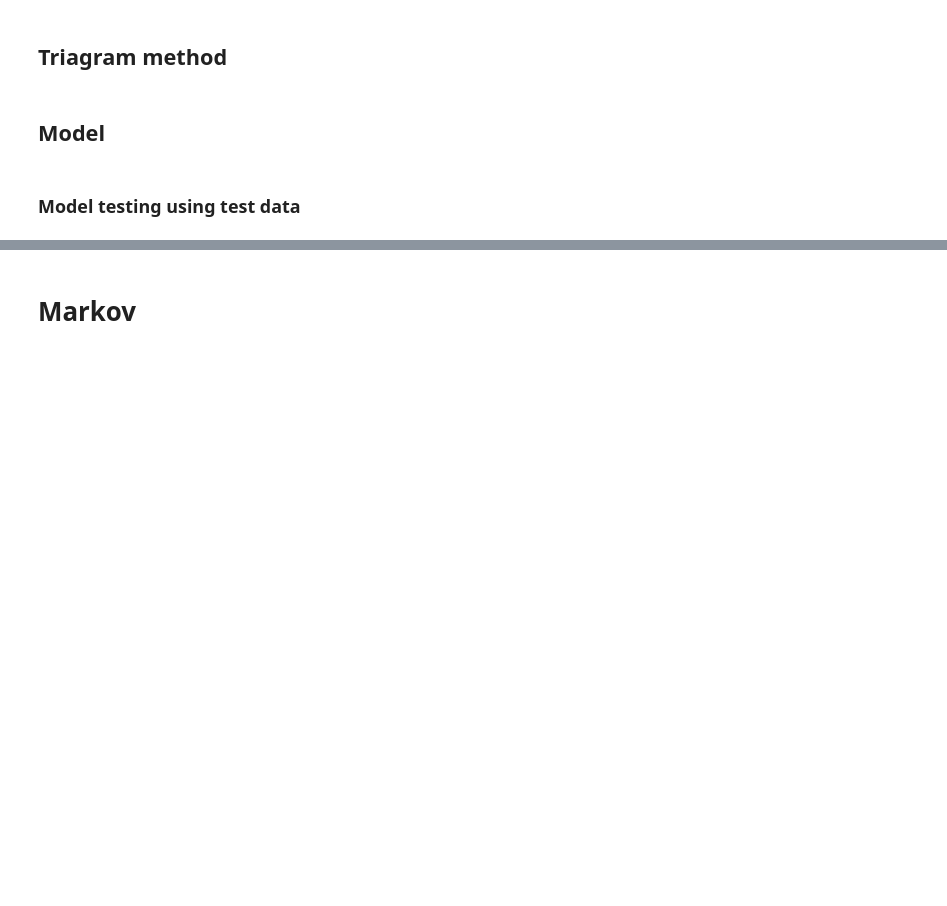
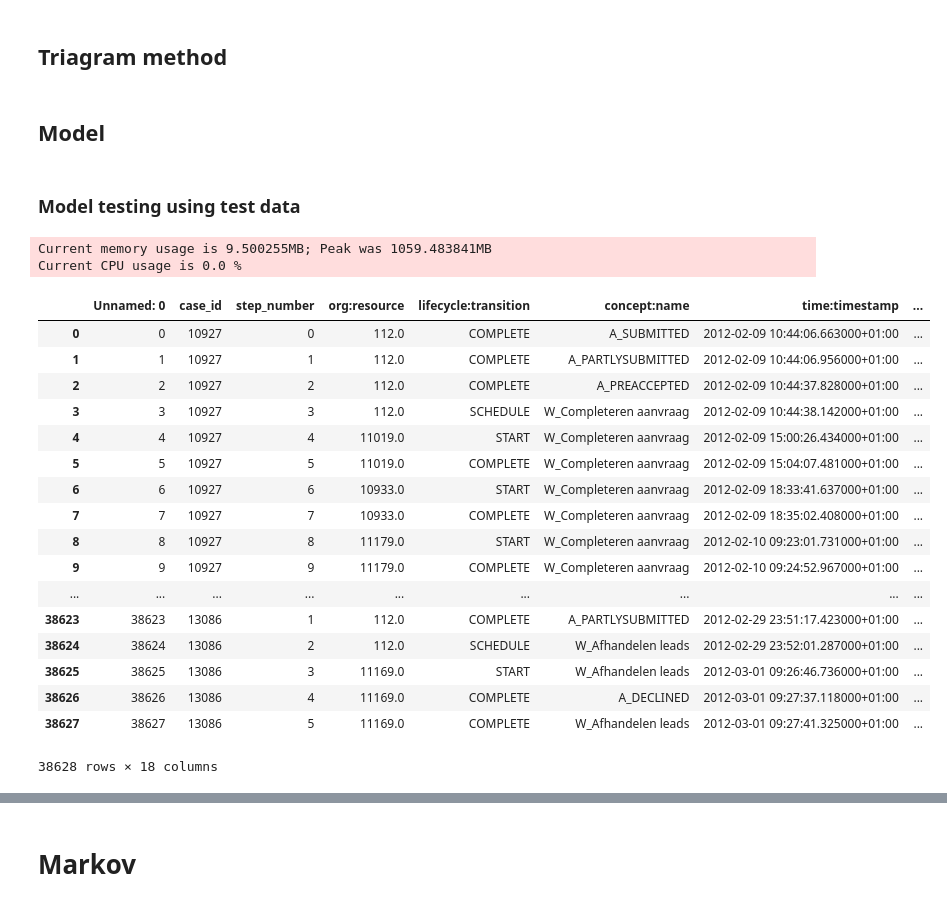
Before and after one commit to erenaydoslu/process-minning, a Jupyter notebook: Miner.ipynb, the cells around one changed output, grey strips where cells are left out. Saved outputs shown, nothing was run; the diff lists cells and outputs as text; code cells hidden in the pictures; blank space fills up the shorter version.

```diff
--- a/Miner.ipynb
+++ b/Miner.ipynb
@@ -609,6 +639,3 @@ for element in [(False, 'mean'), (False, 'median'), (True, 'mean'), (True, 'medi
-# %%
-#Re-loading the dataframe in order to get rid of the pre-processing
-df, df_attr = load_data(BPI = 'Datasets/BPI_2012.csv', BPI_attr = 'Datasets/BPI_attr_2012.csv', sample=False)
 # %% [markdown]
 ## Triagram method
 # %%
@@ -858,10 +885,41 @@ CLUSTER_STEP_SPLIT, BEGIN_TREE_DEPTH, CLUSTER_TREE_DEPTH, N_ESTIMATORS = 7, 7, 1
 # 5, 5, 7, 125 = 65.5%
 # 5, 3, 10, 125 = 64.5%
 # 5, 3, 7, 125 = 63.6%
+# %%
+def run_cluster_alg():
+    tracemalloc.start()
+    df_tree_cluster = cluster_tree_predict(df_train, df_test) #Will only take one short loading slider to load
+    current, peak = tracemalloc.get_traced_memory()
+    print(f"Current memory usage is {current / 10**6}MB; Peak was {peak / 10**6}MB")
+    tracemalloc.stop()
+    cpu = psutil.cpu_percent()
+    print('Current CPU usage is {} %'.format(psutil.cpu_percent()))
+    return df_tree_cluster
 # %%
 #I used tree as a standin for the df_test result, this can be changed later
-df_tree = cluster_tree_predict(df_train, df_test)
+df_tree = run_cluster_alg()
 df_tree
+# %% [output]
+Current memory usage is 9.500255MB; Peak was 1059.483841MB
+Current CPU usage is 0.0 %
+|  | Unnamed: 0 | case_id | step_number | org:resource | lifecycle:transition | concept:name | time:timestamp | ... |
+| 0 | 0 | 10927 | 0 | 112.0 | COMPLETE | A_SUBMITTED | 2012-02-09 10:44:06.663000+01:00 | ... |
+| 1 | 1 | 10927 | 1 | 112.0 | COMPLETE | A_PARTLYSUBMITTED | 2012-02-09 10:44:06.956000+01:00 | ... |
+| 2 | 2 | 10927 | 2 | 112.0 | COMPLETE | A_PREACCEPTED | 2012-02-09 10:44:37.828000+01:00 | ... |
+| 3 | 3 | 10927 | 3 | 112.0 | SCHEDULE | W_Completeren aanvraag | 2012-02-09 10:44:38.142000+01:00 | ... |
+| 4 | 4 | 10927 | 4 | 11019.0 | START | W_Completeren aanvraag | 2012-02-09 15:00:26.434000+01:00 | ... |
+| 5 | 5 | 10927 | 5 | 11019.0 | COMPLETE | W_Completeren aanvraag | 2012-02-09 15:04:07.481000+01:00 | ... |
+| 6 | 6 | 10927 | 6 | 10933.0 | START | W_Completeren aanvraag | 2012-02-09 18:33:41.637000+01:00 | ... |
+| 7 | 7 | 10927 | 7 | 10933.0 | COMPLETE | W_Completeren aanvraag | 2012-02-09 18:35:02.408000+01:00 | ... |
+| 8 | 8 | 10927 | 8 | 11179.0 | START | W_Completeren aanvraag | 2012-02-10 09:23:01.731000+01:00 | ... |
+| 9 | 9 | 10927 | 9 | 11179.0 | COMPLETE | W_Completeren aanvraag | 2012-02-10 09:24:52.967000+01:00 | ... |
+| ... | ... | ... | ... | ... | ... | ... | ... | ... |
+| 38623 | 38623 | 13086 | 1 | 112.0 | COMPLETE | A_PARTLYSUBMITTED | 2012-02-29 23:51:17.423000+01:00 | ... |
+| 38624 | 38624 | 13086 | 2 | 112.0 | SCHEDULE | W_Afhandelen leads | 2012-02-29 23:52:01.287000+01:00 | ... |
+| 38625 | 38625 | 13086 | 3 | 11169.0 | START | W_Afhandelen leads | 2012-03-01 09:26:46.736000+01:00 | ... |
+| 38626 | 38626 | 13086 | 4 | 11169.0 | COMPLETE | A_DECLINED | 2012-03-01 09:27:37.118000+01:00 | ... |
+| 38627 | 38627 | 13086 | 5 | 11169.0 | COMPLETE | W_Afhandelen leads | 2012-03-01 09:27:41.325000+01:00 | ... |
+38628 rows × 18 columns
 # %%
 #prints accuracy of the tree dataset
 accuracy = round((len(df_tree[df_tree['next_event'] == df_tree['prediction']])/len(df_tree))*100, 1)
```
Also changed, not shown: parts of 23 cells of this notebook.
